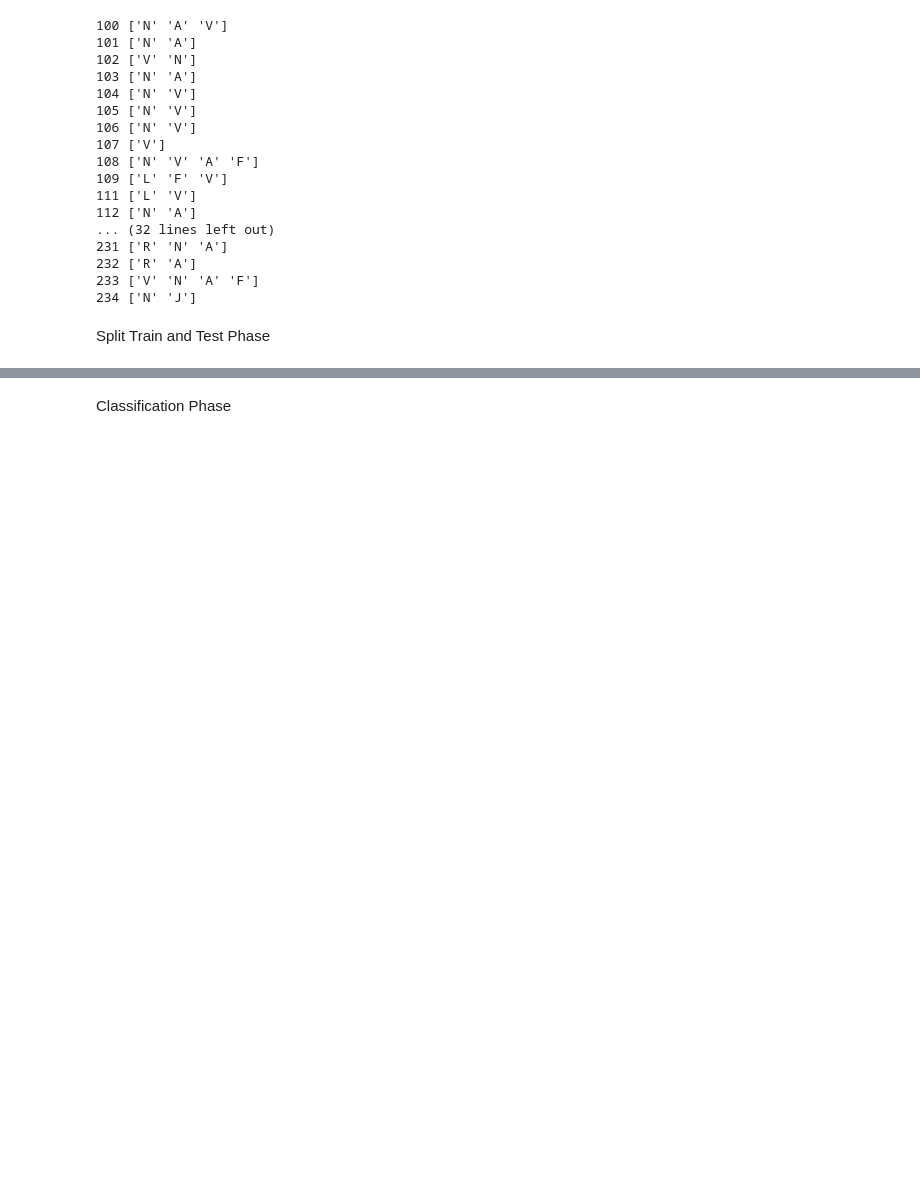
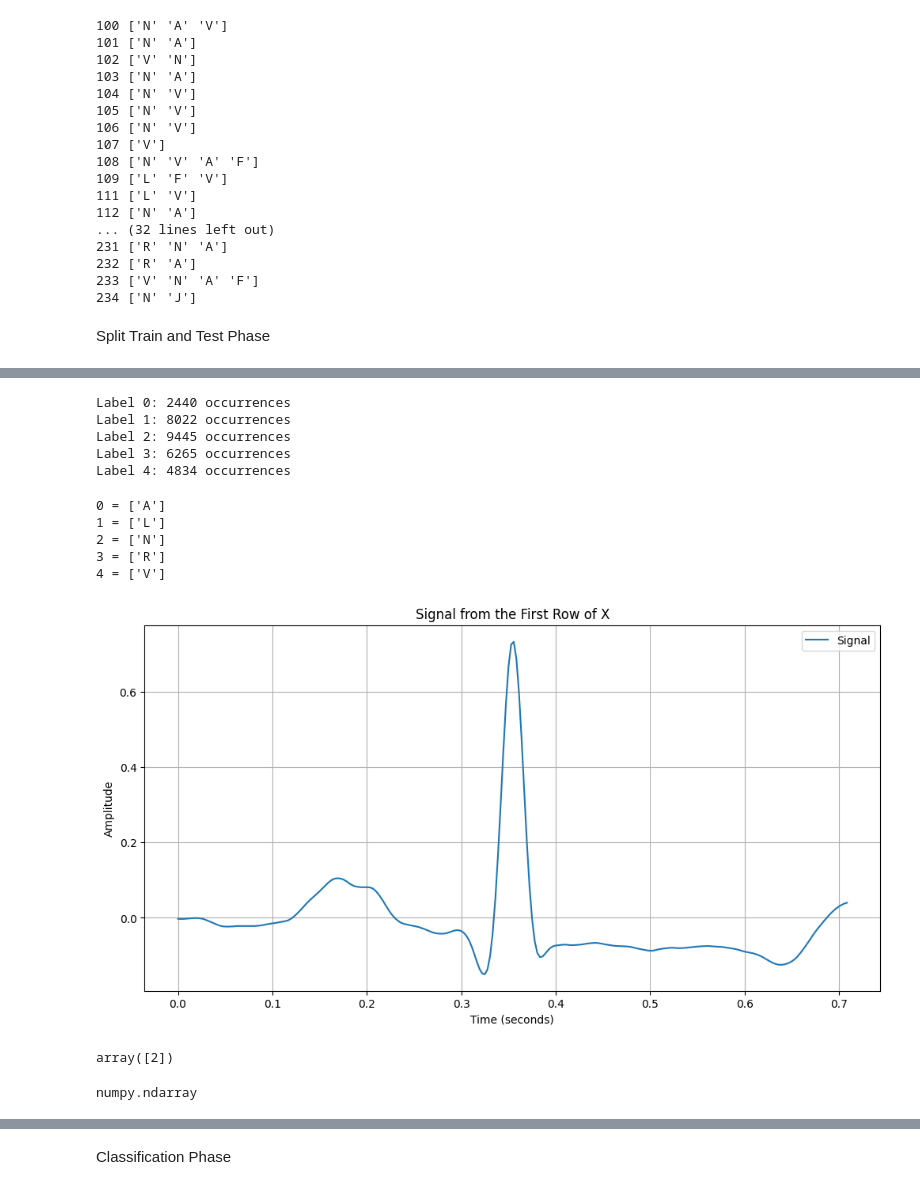
Before and after one commit to macreai/Arrhytmia-Detection-Explainable, a Jupyter notebook: python_TA/classification.ipynb, the cells around one changed output, grey strips where cells are left out. Drawn from its saved outputs; the diff is of its cells as text; code cells hidden in the pictures; blank space fills up the shorter version.

```diff
--- a/python_TA/classification.ipynb
+++ b/python_TA/classification.ipynb
@@ -81,8 +88,12 @@ for csv_file in csv_files:
 
 combined_data = pd.concat(dfs, ignore_index=True)
 
-X = combined_data.iloc[:, :-1]
-y = combined_data.iloc[:, -1]
+labels_to_eliminate = ['a', 'E', 'F', 'J']
+
+filtered_data = combined_data[~combined_data.iloc[:, -1].isin(labels_to_eliminate)]
+
+X = filtered_data.iloc[:, :-1]
+y = filtered_data.iloc[:, -1]
 # %%
 y.unique()
 # %% [output]
@@ -97,0 +123,47 @@ array([0, 5, 5, ..., 5, 5, 5])
+# %%
+# Menghitung banyaknya masing-masing label
+label_counts = np.bincount(y)
+
+# Menampilkan hasil
+for label, count in enumerate(label_counts):
+    print(f'Label {label}: {count} occurrences')
+# %% [output]
+Label 0: 2440 occurrences
+Label 1: 8022 occurrences
+Label 2: 9445 occurrences
+Label 3: 6265 occurrences
+Label 4: 4834 occurrences
+# %%
+for i in range(5):
+    print(i, "=", le.inverse_transform([i]))
+# %% [output]
+0 = ['A']
+1 = ['L']
+2 = ['N']
+3 = ['R']
+4 = ['V']
+# %%
+signal_row = X.iloc[100, :].values
+fs = 360
+
+# Create a time axis based on the sampling frequency
+time_axis = np.arange(0, len(signal_row)) / fs
+
+# Plot the signal
+plt.figure(figsize=(12, 6))
+plt.plot(time_axis, signal_row, label='Signal')
+plt.title('Signal from the Row of X')
+plt.xlabel('Time (seconds)')
+plt.ylabel('Amplitude')
+plt.legend()
+plt.grid(True)
+plt.show()
+
+pd.DataFrame(y).iloc[100, :].values
+# %% [output]
+[figure, added]
+array([2])
+# %%
+type(signal_row)
+# %% [output]
+numpy.ndarray
```
Also changed, not shown: parts of 34 cells of this notebook, 20 other files.
